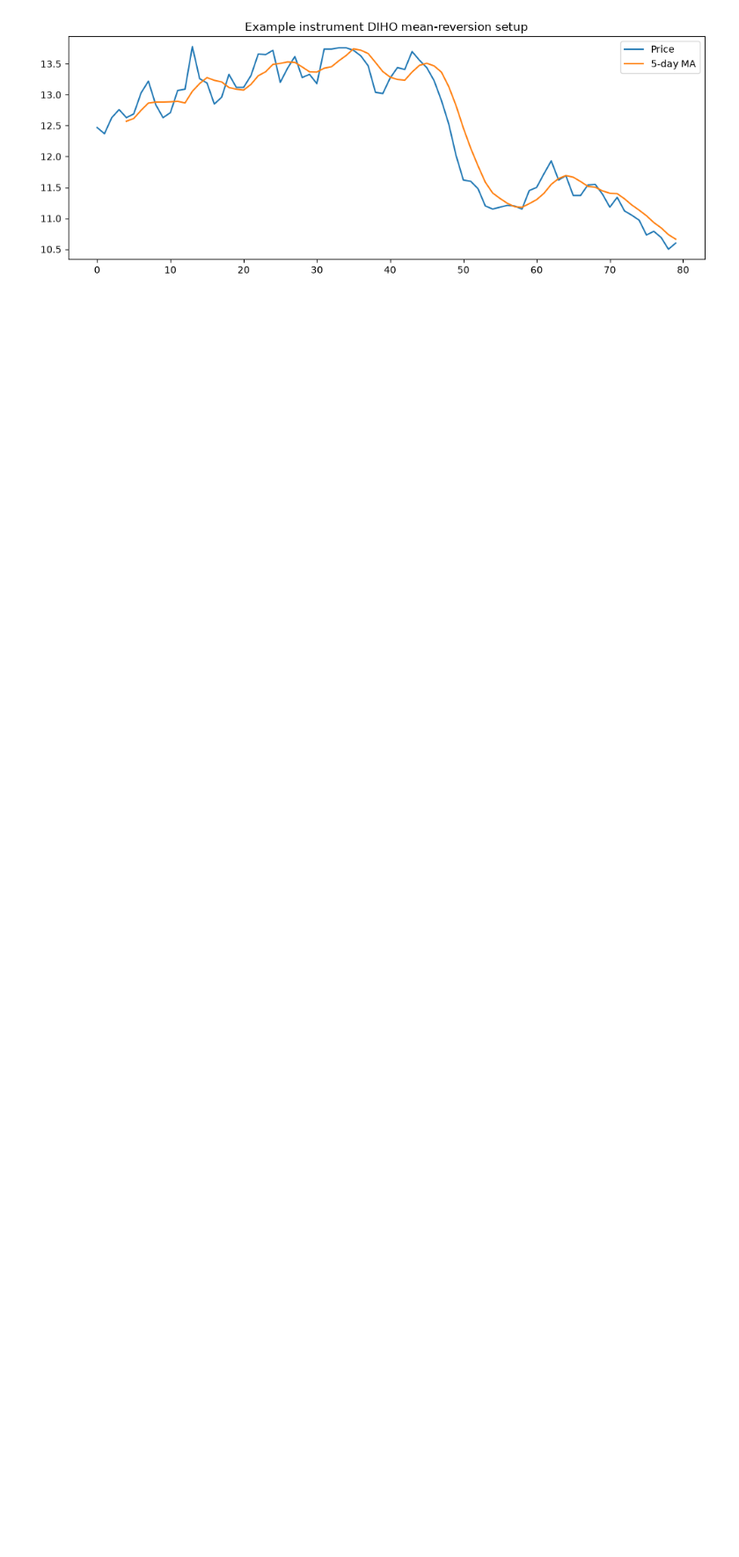
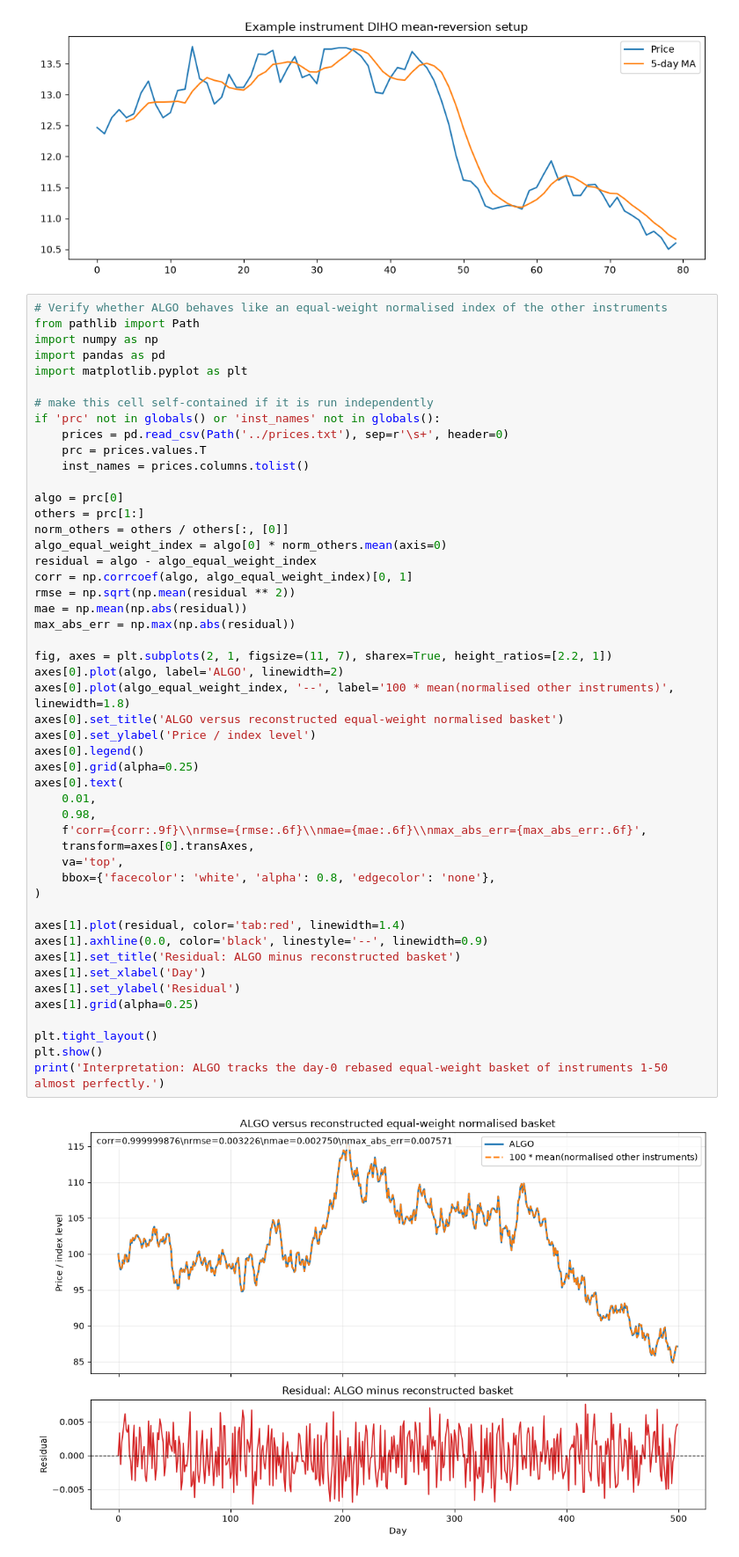
Before and after one commit to bg-93/sharpe-shooters, a Jupyter notebook: visualisations/strategyExperiments.ipynb, the cells around one changed output. Shown at 88% size. Cells and saved outputs as stored; diff of their text form; blank space fills up the shorter version.

Commit message:
relative value arb

```diff
--- a/visualisations/strategyExperiments.ipynb
+++ b/visualisations/strategyExperiments.ipynb
@@ -442,3 +442,54 @@ plt.tight_layout()
 plt.show()
 # %% [output]
 [figure]
+# %%
+# Verify whether ALGO behaves like an equal-weight normalised index of the other instruments
+from pathlib import Path
+import numpy as np
+import pandas as pd
+import matplotlib.pyplot as plt
+
+# make this cell self-contained if it is run independently
+if 'prc' not in globals() or 'inst_names' not in globals():
+    prices = pd.read_csv(Path('../prices.txt'), sep=r'\s+', header=0)
+    prc = prices.values.T
+    inst_names = prices.columns.tolist()
+
+algo = prc[0]
+others = prc[1:]
+norm_others = others / others[:, [0]]
+algo_equal_weight_index = algo[0] * norm_others.mean(axis=0)
+residual = algo - algo_equal_weight_index
+corr = np.corrcoef(algo, algo_equal_weight_index)[0, 1]
+rmse = np.sqrt(np.mean(residual ** 2))
+mae = np.mean(np.abs(residual))
+max_abs_err = np.max(np.abs(residual))
+
+fig, axes = plt.subplots(2, 1, figsize=(11, 7), sharex=True, height_ratios=[2.2, 1])
+axes[0].plot(algo, label='ALGO', linewidth=2)
+axes[0].plot(algo_equal_weight_index, '--', label='100 * mean(normalised other instruments)', linewidth=1.8)
+axes[0].set_title('ALGO versus reconstructed equal-weight normalised basket')
+axes[0].set_ylabel('Price / index level')
+axes[0].legend()
+axes[0].grid(alpha=0.25)
+axes[0].text(
+    0.01,
+    0.98,
+    f'corr={corr:.9f}\\nrmse={rmse:.6f}\\nmae={mae:.6f}\\nmax_abs_err={max_abs_err:.6f}',
+    transform=axes[0].transAxes,
+    va='top',
+    bbox={'facecolor': 'white', 'alpha': 0.8, 'edgecolor': 'none'},
+)
+
+axes[1].plot(residual, color='tab:red', linewidth=1.4)
+axes[1].axhline(0.0, color='black', linestyle='--', linewidth=0.9)
+axes[1].set_title('Residual: ALGO minus reconstructed basket')
+axes[1].set_xlabel('Day')
+axes[1].set_ylabel('Residual')
+axes[1].grid(alpha=0.25)
+
+plt.tight_layout()
+plt.show()
+print('Interpretation: ALGO tracks the day-0 rebased equal-weight basket of instruments 1-50 almost perfectly.')
+# %% [output]
+[figure, added]
```
Also changed, not shown: parts of 2 cells of this notebook, 13 other files.
